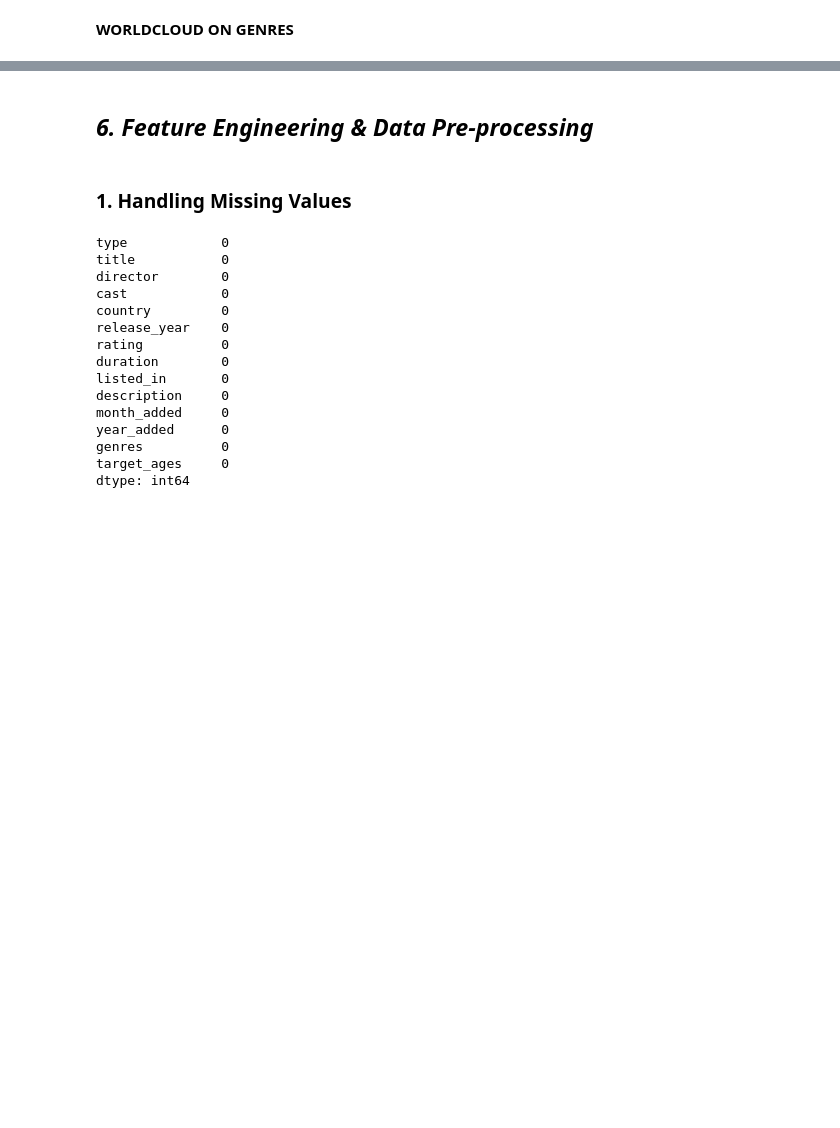
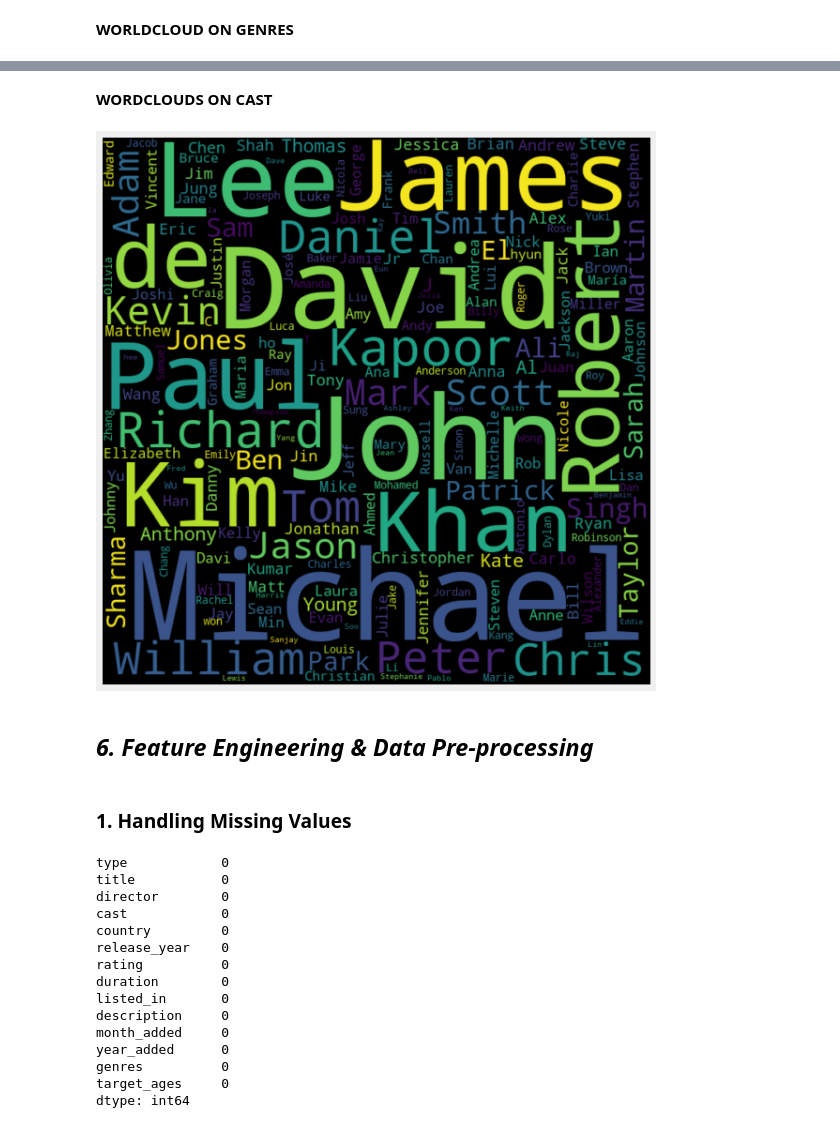
Before and after one commit to thepankaj018/Netflix-Movies-TV-Shows-Clustering, a Jupyter notebook: Netflix_Movies_and_TV_Shows_Clustering.ipynb, the cells around one changed output, grey strips where cells are left out. Saved outputs shown, nothing was run; the diff lists cells and outputs as text; code cells hidden in the pictures; blank space fills up the shorter version.

```diff
--- a/Netflix_Movies_and_TV_Shows_Clustering.ipynb
+++ b/Netflix_Movies_and_TV_Shows_Clustering.ipynb
@@ -1001,3 +1018,9 @@ plt.show()
+# %% [markdown]
+**WORDCLOUDS ON CAST**
+# %%
+create_worldcloud('cast')
+# %% [output]
+[figure, added]
 # %% [markdown]
 ## ***6. Feature Engineering & Data Pre-processing***
 # %% [markdown]
```
Also changed, not shown: parts of 45 cells of this notebook.
